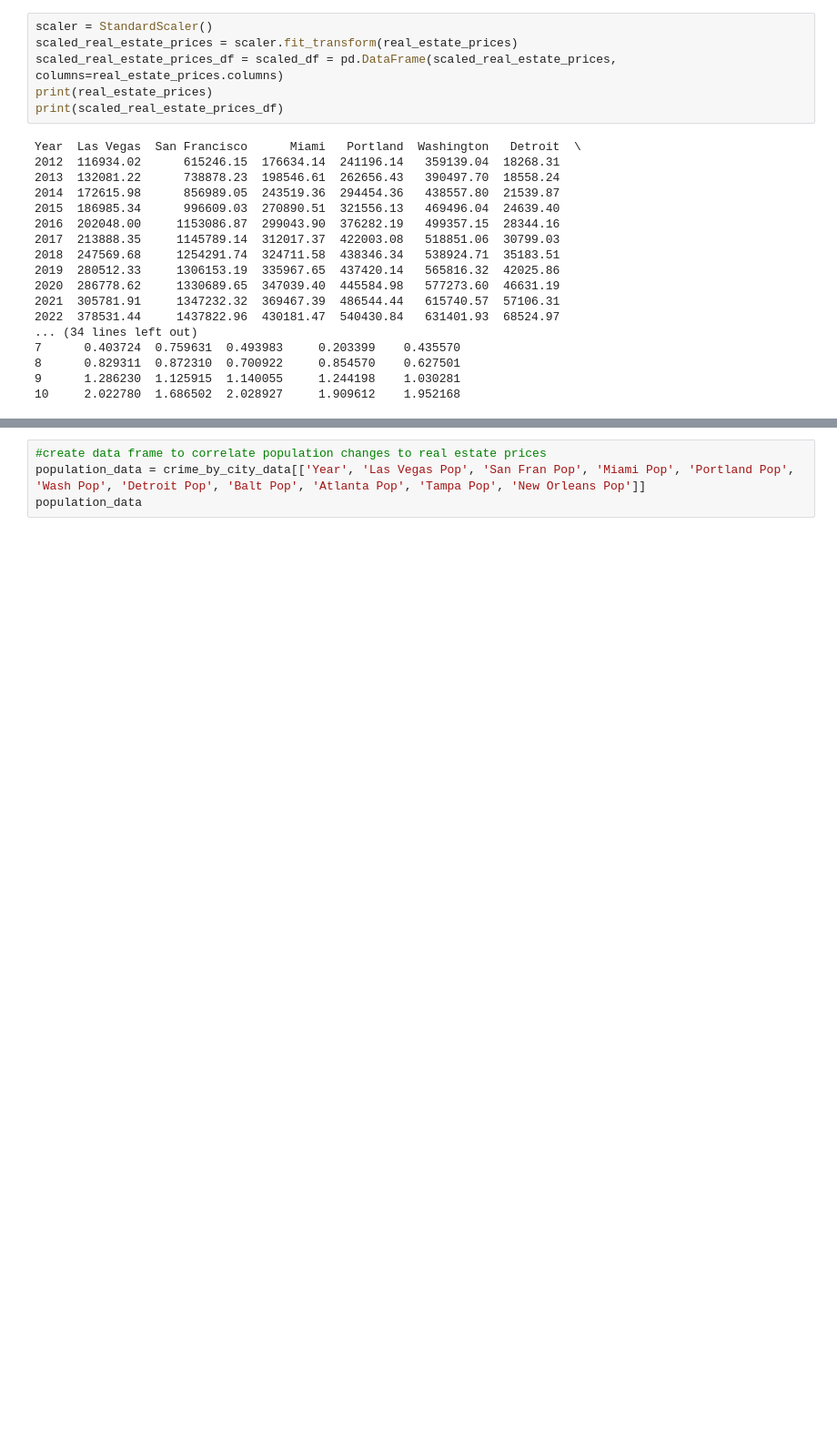
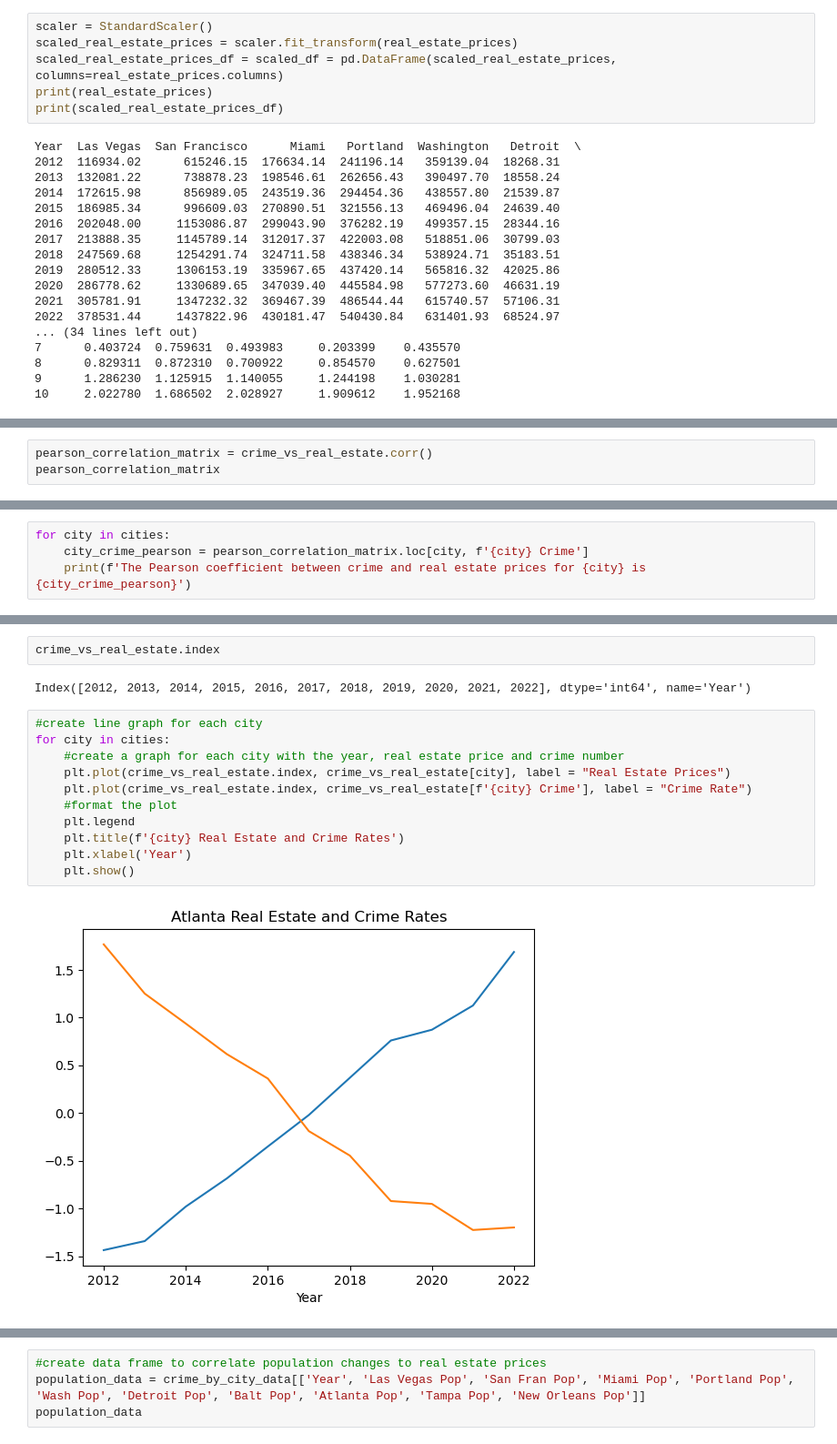
Before and after one commit to MWatkins87/Class_Project_Group_5, a Jupyter notebook: michael_sheridan.ipynb, the cells around one changed output, grey strips where cells are left out. Shown at 91% size. Drawn from its saved outputs; the diff is of its cells as text; blank space fills up the shorter version.

```diff
--- a/michael_sheridan.ipynb
+++ b/michael_sheridan.ipynb
@@ -218,0 +229,3 @@ crime_vs_real_estate
+# %%
+pearson_correlation_matrix = crime_vs_real_estate.corr()
+pearson_correlation_matrix
@@ -218,0 +251,4 @@ crime_vs_real_estate
+# %%
+for city in cities:
+    city_crime_pearson = pearson_correlation_matrix.loc[city, f'{city} Crime']
+    print(f'The Pearson coefficient between crime and real estate prices for {city} is {city_crime_pearson}')
@@ -218,0 +268,17 @@ crime_vs_real_estate
+# %%
+crime_vs_real_estate.index
+# %% [output]
+Index([2012, 2013, 2014, 2015, 2016, 2017, 2018, 2019, 2020, 2021, 2022], dtype='int64', name='Year')
+# %%
+#create line graph for each city
+for city in cities:
+    #create a graph for each city with the year, real estate price and crime number
+    plt.plot(crime_vs_real_estate.index, crime_vs_real_estate[city], label = "Real Estate Prices")
+    plt.plot(crime_vs_real_estate.index, crime_vs_real_estate[f'{city} Crime'], label = "Crime Rate")
+    #format the plot
+    plt.legend
+    plt.title(f'{city} Real Estate and Crime Rates')
+    plt.xlabel('Year')
+    plt.show()
+# %% [output]
+[figure, added]
```
Also changed, not shown: parts of 19 cells of this notebook.
